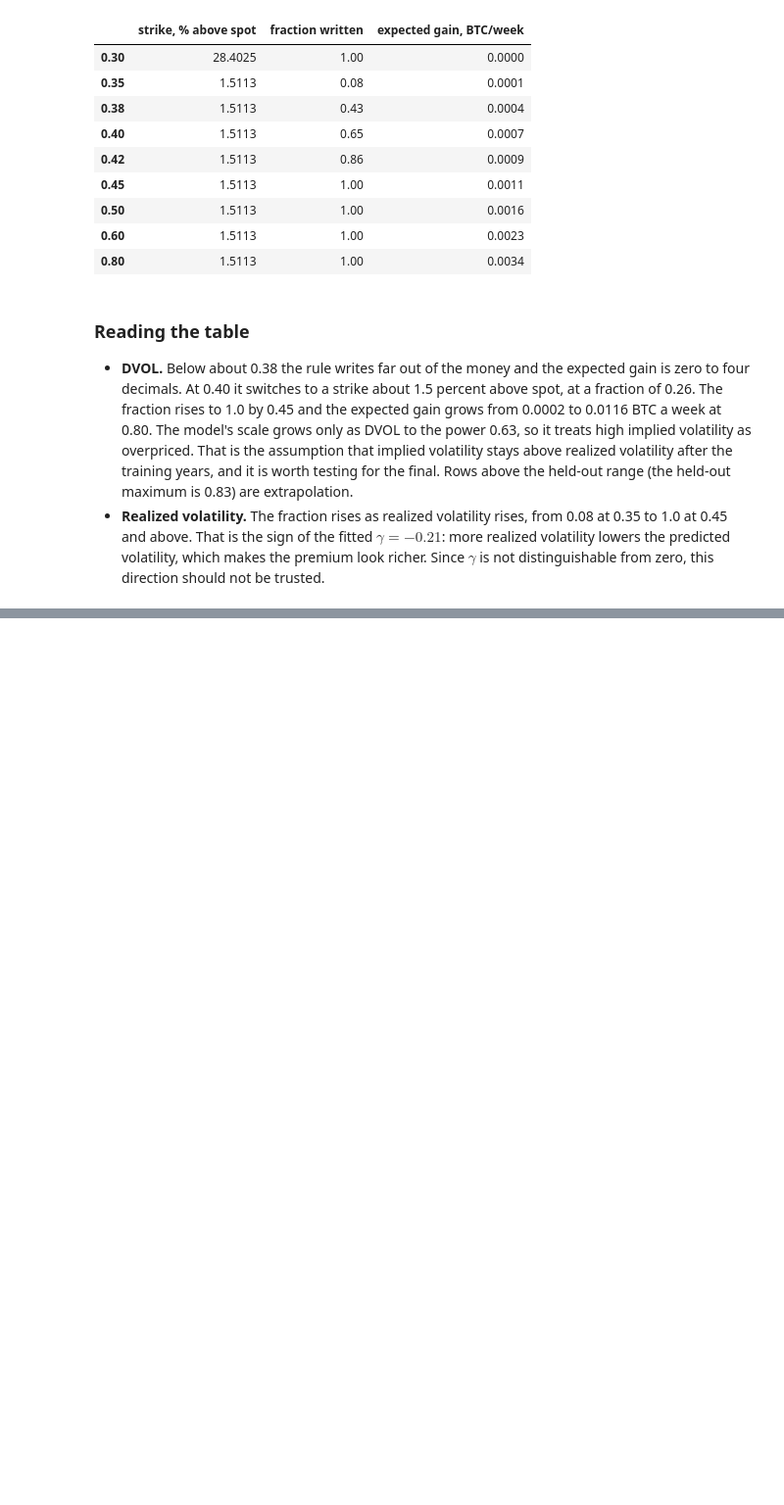
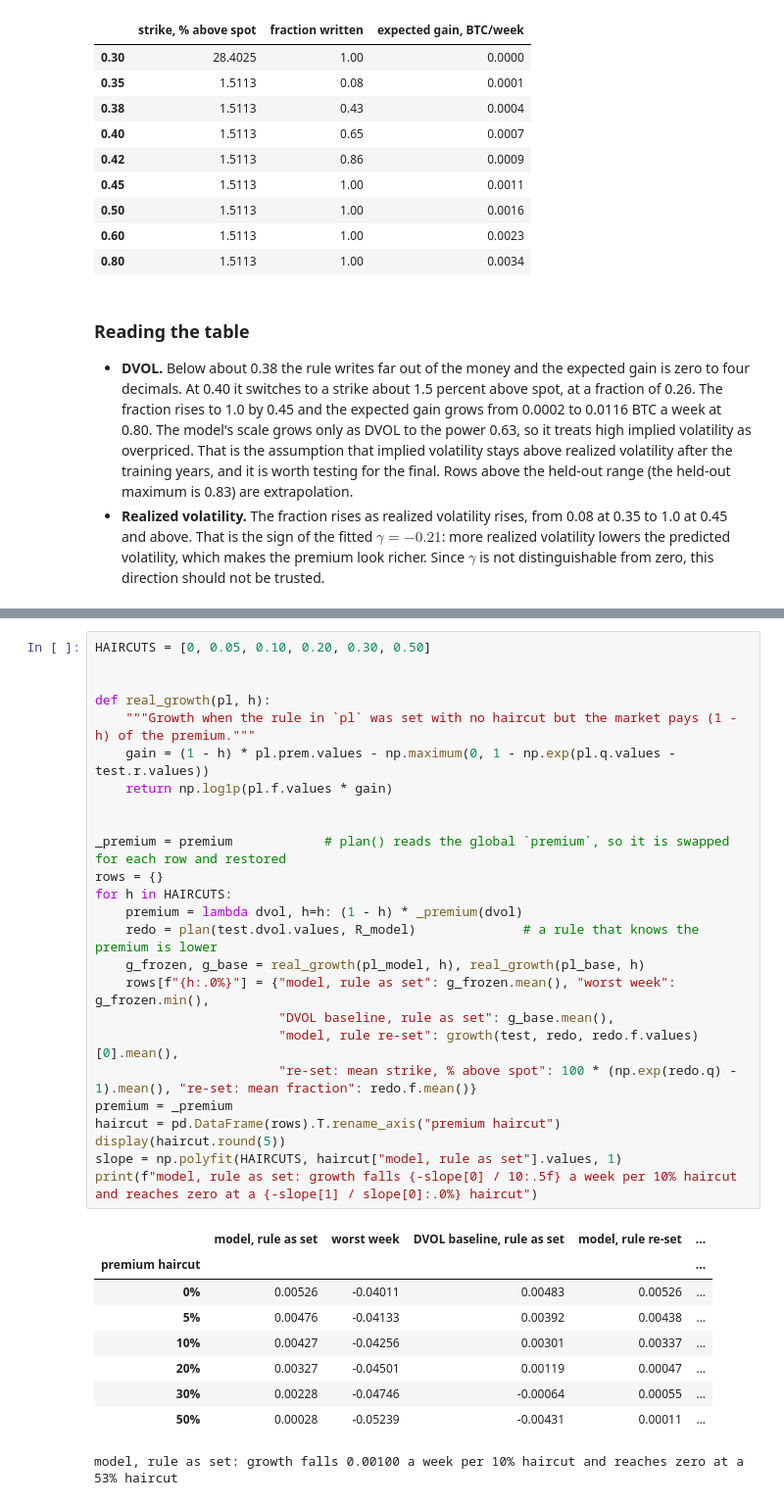
Before and after one commit to zmjohnso/aii600-final-project, a Jupyter notebook: analysis.ipynb, the cells around one changed output, grey strips where cells are left out. Shown at 98% size. Drawn from its saved outputs; the diff is of its cells as text; blank space fills up the shorter version.

```diff
--- a/analysis.ipynb
+++ b/analysis.ipynb
@@ -512,0 +580,35 @@ Not part of the 18 November checkpoint. For the final: draw weekly returns from
+# %%
+HAIRCUTS = [0, 0.05, 0.10, 0.20, 0.30, 0.50]
+
+
+def real_growth(pl, h):
+    """Growth when the rule in `pl` was set with no haircut but the market pays (1 - h) of the premium."""
+    gain = (1 - h) * pl.prem.values - np.maximum(0, 1 - np.exp(pl.q.values - test.r.values))
+    return np.log1p(pl.f.values * gain)
+
+
+_premium = premium            # plan() reads the global `premium`, so it is swapped for each row and restored
+rows = {}
+for h in HAIRCUTS:
+    premium = lambda dvol, h=h: (1 - h) * _premium(dvol)
+    redo = plan(test.dvol.values, R_model)              # a rule that knows the premium is lower
+    g_frozen, g_base = real_growth(pl_model, h), real_growth(pl_base, h)
+    rows[f"{h:.0%}"] = {"model, rule as set": g_frozen.mean(), "worst week": g_frozen.min(),
+                        "DVOL baseline, rule as set": g_base.mean(),
+                        "model, rule re-set": growth(test, redo, redo.f.values)[0].mean(),
+                        "re-set: mean strike, % above spot": 100 * (np.exp(redo.q) - 1).mean(), "re-set: mean fraction": redo.f.mean()}
+premium = _premium
+haircut = pd.DataFrame(rows).T.rename_axis("premium haircut")
+display(haircut.round(5))
+slope = np.polyfit(HAIRCUTS, haircut["model, rule as set"].values, 1)
+print(f"model, rule as set: growth falls {-slope[0] / 10:.5f} a week per 10% haircut and reaches zero at a {-slope[1] / slope[0]:.0%} haircut")
+# %% [output]
+|  | model, rule as set | worst week | DVOL baseline, rule as set | model, rule re-set | ... |
+| premium haircut |  |  |  |  | ... |
+| 0% | 0.00526 | -0.04011 | 0.00483 | 0.00526 | ... |
+| 5% | 0.00476 | -0.04133 | 0.00392 | 0.00438 | ... |
+| 10% | 0.00427 | -0.04256 | 0.00301 | 0.00337 | ... |
+| 20% | 0.00327 | -0.04501 | 0.00119 | 0.00047 | ... |
+| 30% | 0.00228 | -0.04746 | -0.00064 | 0.00055 | ... |
+| 50% | 0.00028 | -0.05239 | -0.00431 | 0.00011 | ... |
+model, rule as set: growth falls 0.00100 a week per 10% haircut and reaches zero at a 53% haircut
```
Also changed, not shown: parts of 24 cells of this notebook, 11 other files.
